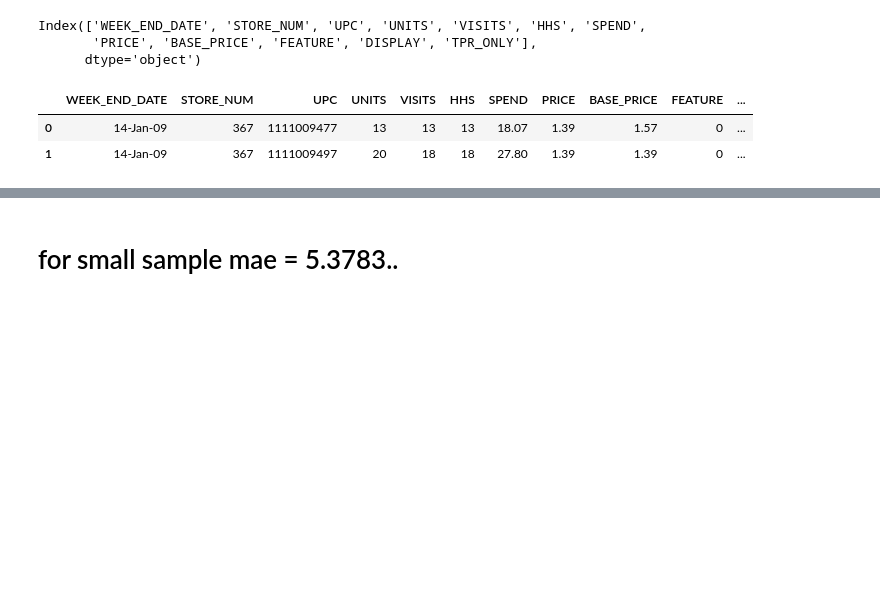
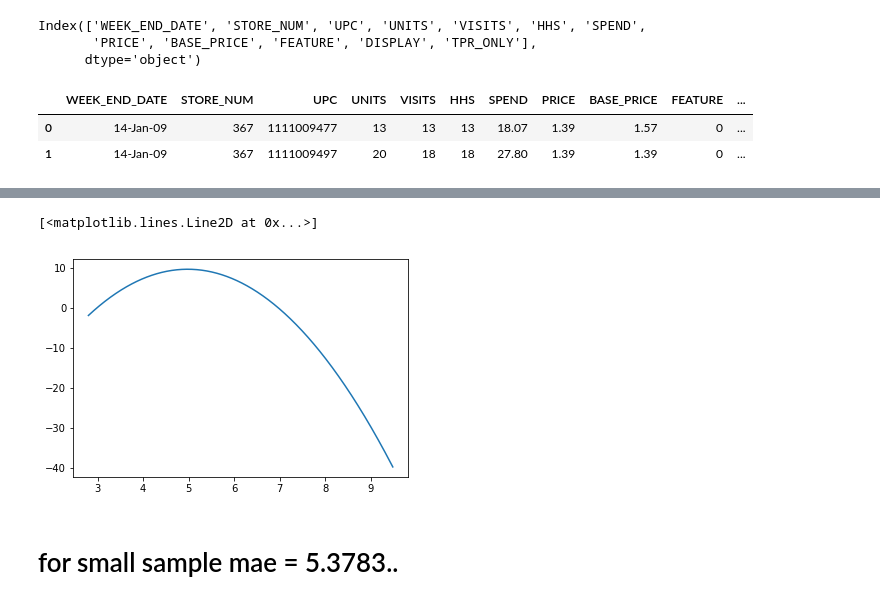
Before and after one commit to olksndrmarchenko/gal_test, a Jupyter notebook: Data overview.ipynb, the cells around one changed output, grey strips where cells are left out. Cells and saved outputs as stored; diff of their text form; code cells hidden in the pictures; blank space fills up the shorter version.

```diff
--- a/Data overview.ipynb
+++ b/Data overview.ipynb
@@ -306,3 +138,16 @@ dtype: float64
+# %%
+actual_base_price = data.base_price.iloc[-1]
+# %%
+x = np.arange(data.price.min(), data.price.max()+5, 0.01)
+y = []
+# %%
+for i in range(x.shape[0]):
+    y.append((x[i] - actual_base_price)*(linear_model.params['Intercept']+linear_model.params['price']*x[i]))
+# %%
+plt.plot(x,y)
+# %% [output]
+[<matplotlib.lines.Line2D at 0x...>]
+[figure, added]
 # %%
 y_test.index = x_test.index
 # %%
```
Also changed, not shown: parts of 62 cells of this notebook.
